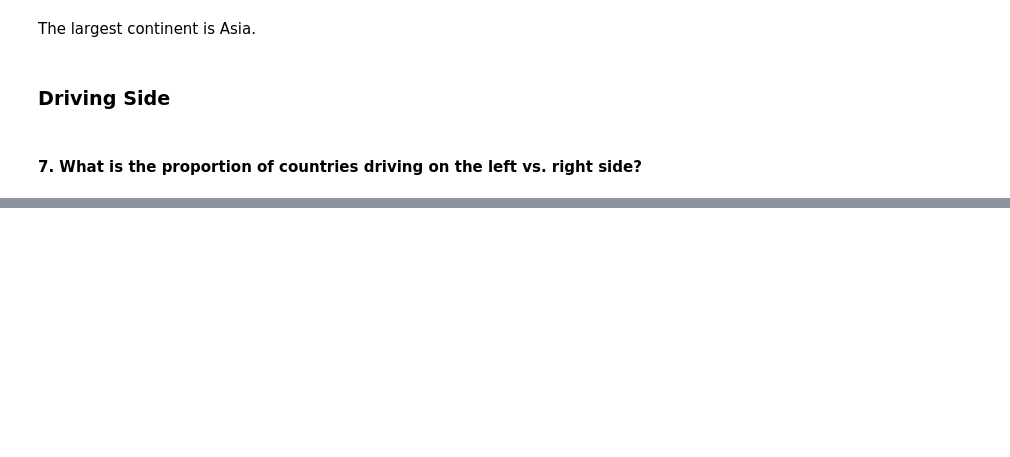
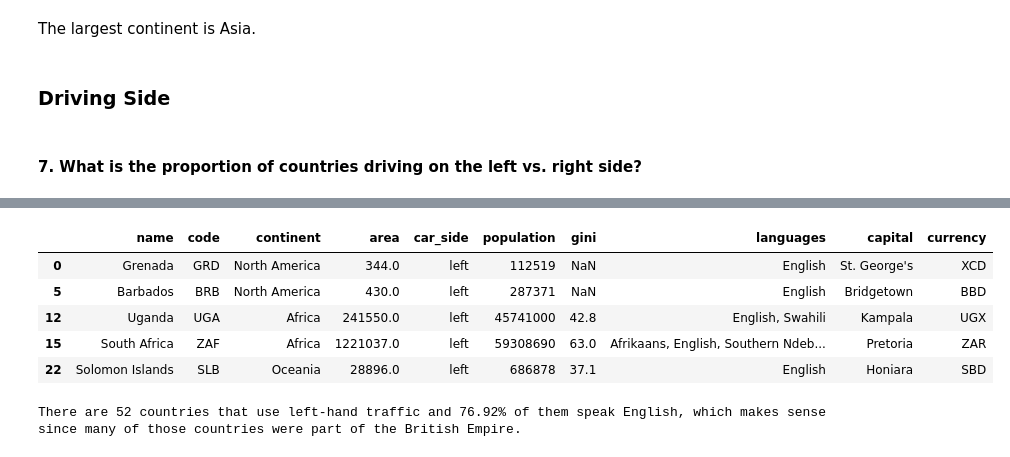
Before and after one commit to nadpierre/countries-eda-project, a Jupyter notebook: Country Analysis.ipynb, the cells around one changed output, grey strips where cells are left out. Saved outputs shown, nothing was run; the diff lists cells and outputs as text; code cells hidden in the pictures; blank space fills up the shorter version.

```diff
--- a/Country Analysis.ipynb
+++ b/Country Analysis.ipynb
@@ -549,0 +455,10 @@ plt.show()
+# %%
+left_side_english = left_car_side[left_car_side['languages'].str.contains('English')]
+left_side_english.head()
+# %% [output]
+|  | name | code | continent | area | car_side | population | gini | languages | capital | currency |
+| 0 | Grenada | GRD | North America | 344.0 | left | 112519 | NaN | English | St. George's | XCD |
+| 5 | Barbados | BRB | North America | 430.0 | left | 287371 | NaN | English | Bridgetown | BBD |
+| 12 | Uganda | UGA | Africa | 241550.0 | left | 45741000 | 42.8 | English, Swahili | Kampala | UGX |
+| 15 | South Africa | ZAF | Africa | 1221037.0 | left | 59308690 | 63.0 | Afrikaans, English, Southern Ndeb... | Pretoria | ZAR |
+| 22 | Solomon Islands | SLB | Oceania | 28896.0 | left | 686878 | 37.1 | English | Honiara | SBD |
@@ -549,0 +467,5 @@ plt.show()
+# %%
+pct_left_english = nb_left_side_english / nb_left_side
+print("There are {} countries that use left-hand traffic and {:.2%} of them speak English, which makes sense since many of those countries were part of the British Empire.".format(nb_left_side, pct_left_english))
+# %% [output]
+There are 52 countries that use left-hand traffic and 76.92% of them speak English, which makes sense since many of those countries were part of the British Empire.
```
Also changed, not shown: parts of 29 cells of this notebook, 2 other files.
